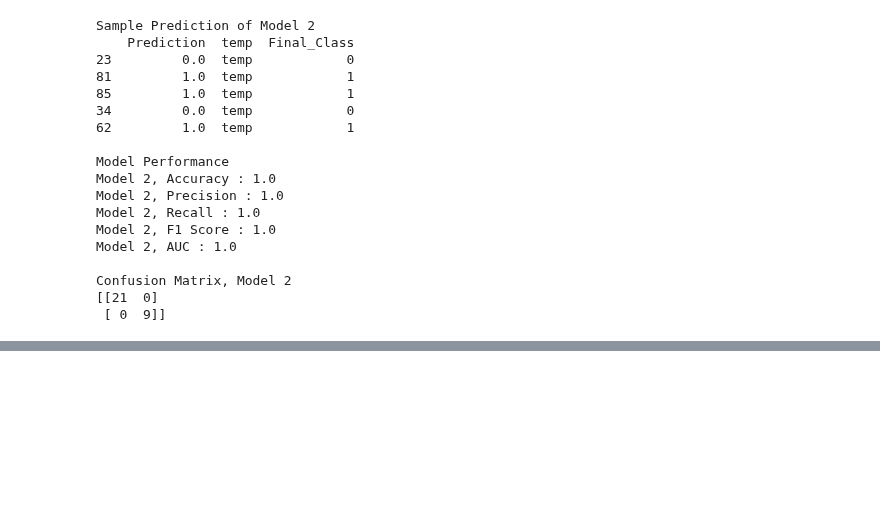
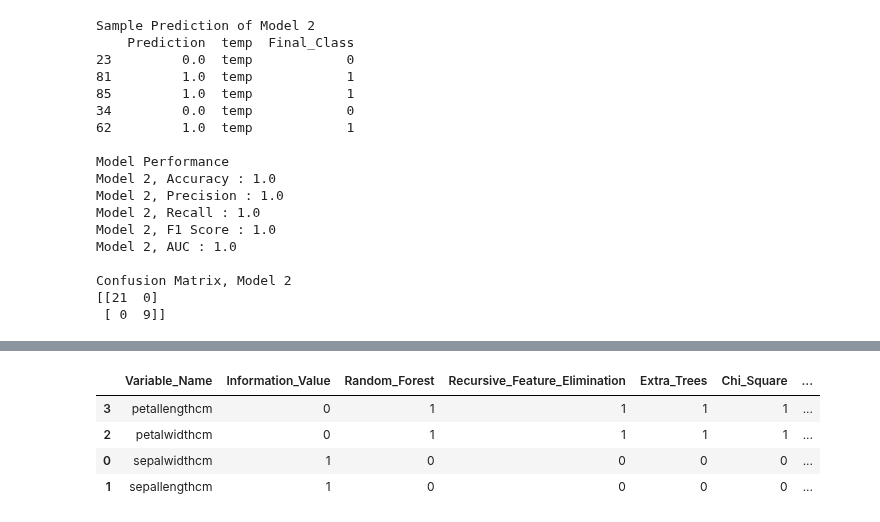
Before and after one commit to sandipanpaul21/Machine-Learning-in-Python-Code, a Jupyter notebook: 08_Logistic_Regression.ipynb, the cells around one changed output, grey strips where cells are left out. Saved outputs shown, nothing was run; the diff lists cells and outputs as text; code cells hidden in the pictures; blank space fills up the shorter version.

```diff
--- a/08_Logistic_Regression.ipynb
+++ b/08_Logistic_Regression.ipynb
@@ -290,0 +353,11 @@ Confusion Matrix, Model 2
+# %%
+# Lets scale and check the voting
+clf.feature_votes_
+
+# Inference : So based on votes we can select the variables (higher votes, important variables)
+# %% [output]
+|  | Variable_Name | Information_Value | Random_Forest | Recursive_Feature_Elimination | Extra_Trees | Chi_Square | ... |
+| 3 | petallengthcm | 0 | 1 | 1 | 1 | 1 | ... |
+| 2 | petalwidthcm | 0 | 1 | 1 | 1 | 1 | ... |
+| 0 | sepalwidthcm | 1 | 0 | 0 | 0 | 0 | ... |
+| 1 | sepallengthcm | 1 | 0 | 0 | 0 | 0 | ... |
```
Also changed, not shown: parts of 5 cells of this notebook.
